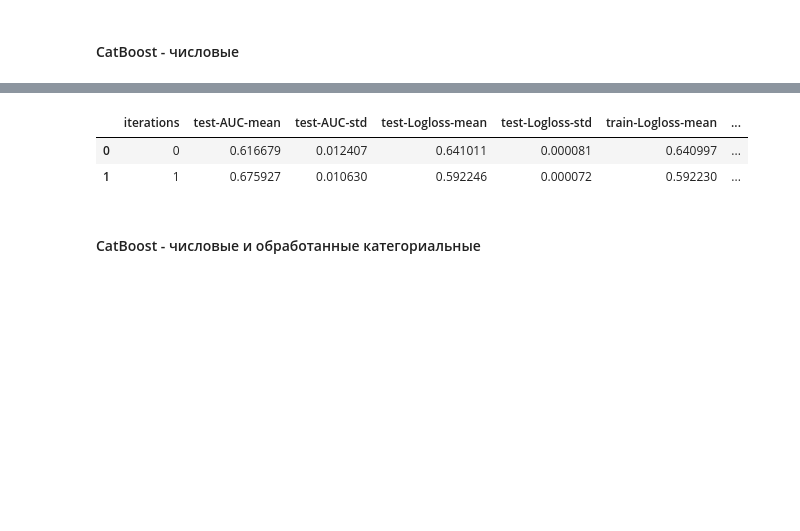
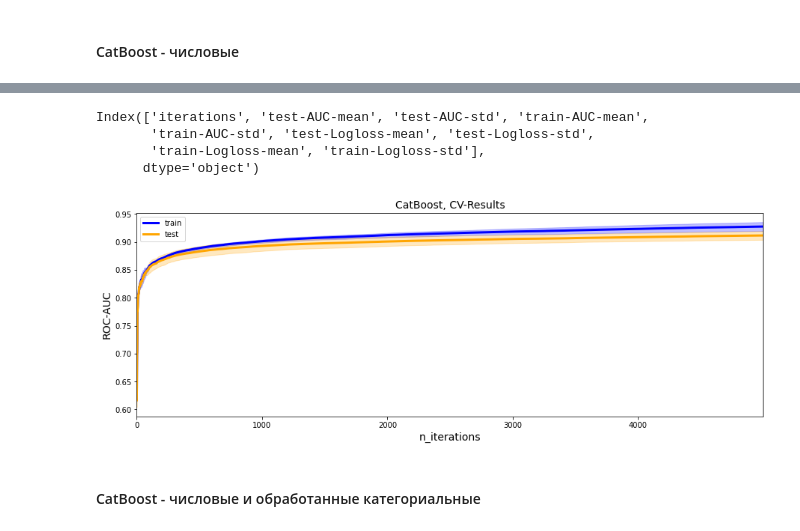
Before and after one commit to VokiVon-P/GB_Kaggle, a Jupyter notebook: notebooks/02_Boosting_Algos.ipynb, the cells around one changed output, grey strips where cells are left out. Saved outputs shown, nothing was run; the diff lists cells and outputs as text; code cells hidden in the pictures; blank space fills up the shorter version.

Commit message:
02-HW - добавил графики ROC-AUC для CatBoost

```diff
--- a/notebooks/02_Boosting_Algos.ipynb
+++ b/notebooks/02_Boosting_Algos.ipynb
@@ -595,19 +572,18 @@ def cv_catboost(params, x_train, y_train, cat_list=[], n_fold=5):
     cv_result = cb.cv(
         params=params,
         dtrain=dtrain,
-        num_boost_round=10000,
+        num_boost_round=5000,
         early_stopping_rounds=50,
         shuffle=True,
         nfold=n_fold,
         stratified=True,
-        verbose = 100,
+        verbose = 250,
 #         metric_period=50,
     )
     return cv_result
 # %%
-# ['train auc-mean', 'train auc-stdv', 'valid auc-mean', 'valid auc-stdv']
 def plotCatBoostResult(cv_result):
-    res = pd.DataFrame.from_dict(cv_result)
+    res = cv_result[['train-AUC-mean','train-AUC-std','test-AUC-mean', 'test-AUC-std']]
     res.columns =['train-auc-mean', 'train-auc-std', 'test-auc-mean', 'test-auc-std']
     plotResult(res, 'CatBoost')
 # %%
@@ -615,10 +591,11 @@ cb_params = {
     "n_estimators": 10000,
     "loss_function": "Logloss",
     "eval_metric": "AUC",
+    "custom_metric" : "AUC:hints=skip_train~false",
     "task_type": "GPU",
-    "devices": '1',
+    "devices": '0:1',
     "max_bin": 64,
-    "verbose": 100,
+    "verbose": 250,
     "max_depth": 5,
     "l2_leaf_reg": 100,
     "early_stopping_rounds": 50,
@@ -673,9 +672,14 @@ Wall time: 44min 53s
-# %%
-cv_cboost_num.head(2)
-# %% [output]
-|  | iterations | test-AUC-mean | test-AUC-std | test-Logloss-mean | test-Logloss-std | train-Logloss-mean | ... |
-| 0 | 0 | 0.616679 | 0.012407 | 0.641011 | 0.000081 | 0.640997 | ... |
-| 1 | 1 | 0.675927 | 0.010630 | 0.592246 | 0.000072 | 0.592230 | ... |
+# %%
+cv_cboost_num.keys()
+# %% [output]
+Index(['iterations', 'test-AUC-mean', 'test-AUC-std', 'train-AUC-mean',
+       'train-AUC-std', 'test-Logloss-mean', 'test-Logloss-std',
+       'train-Logloss-mean', 'train-Logloss-std'],
+      dtype='object')
+# %%
+plotCatBoostResult(cv_cboost_num)
+# %% [output]
+[figure, added]
 # %% [markdown]
 #### CatBoost - числовые и обработанные категориальные
 # %%
```
Also changed, not shown: parts of 30 cells of this notebook.
